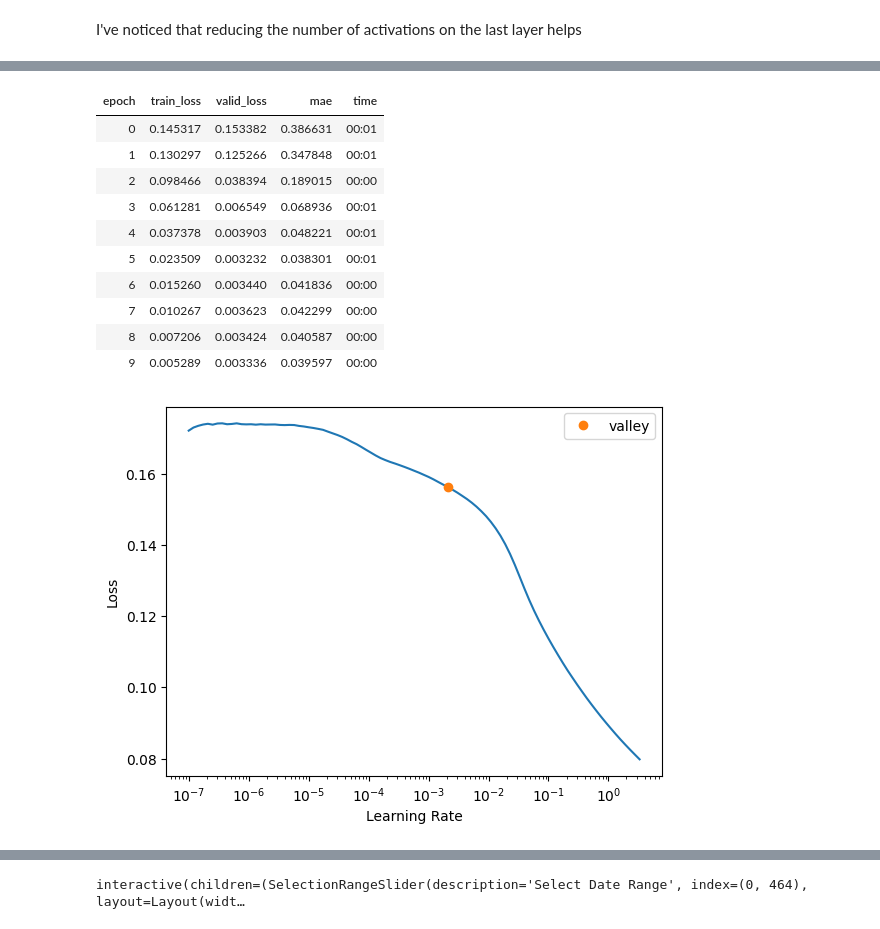
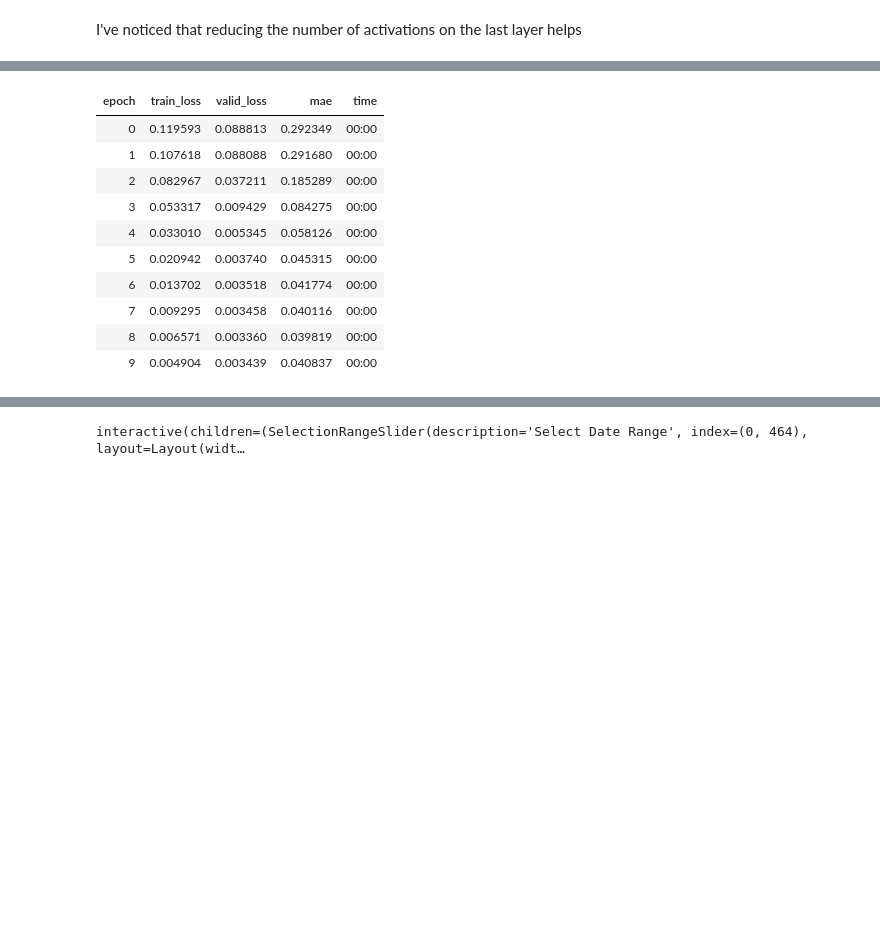
Before and after one commit to Magellol/montreal-aqi-predictions, a Jupyter notebook: index.ipynb, the cells around one changed output, grey strips where cells are left out. Drawn from its saved outputs; the diff is of its cells as text; code cells hidden in the pictures; blank space fills up the shorter version.

```diff
--- a/index.ipynb
+++ b/index.ipynb
@@ -114,3 +114,17 @@ def plot_preds(df):
 
     # Connect the SelectionRangeSlider to the update_plot function
     widgets.interact(update_plot, date_range=date_range_slider)
+# %%
+def split_data(df):
+  split_date_valid = pd.Timestamp('2021-06-01')
+  split_date_test = pd.Timestamp('2023-01-01')
+
+  train_idx = df['datetime'] < split_date_valid
+  valid_idx = (df['datetime'] >= split_date_valid) & (df['datetime'] < split_date_test)
+  test_idx = df['datetime'] >= split_date_test
+
+  train_idxs = np.where(train_idx)[0].tolist()
+  valid_idxs = np.where(valid_idx)[0].tolist()
+  test_idxs = np.where(test_idx)[0].tolist()
+
+  return (train_idxs, valid_idxs, test_idxs)
@@ -310,0 +306,9 @@ def mk_dls(df):
+# %%
+(train_idxs, valid_idxs, test_idxs) = split_data(merged)
+
+train_valid_df = pd.concat([
+    merged.loc[train_idxs],
+    merged.loc[valid_idxs],
+])
+
+train_valid_df
@@ -444,7 +462,7 @@ cont_nn,cat_nn
 (['temp', 'rel_humid', 'year'],
  ['datetime', 'month', 'day', 'weekday', 'hour'])
 # %%
-dls = mk_dls(merged)
+dls = mk_dls(train_valid_df)
 
 dls.show_batch()
 # %% [output]
@@ -471,3 +490,4 @@ lrs = learn.lr_find()
 # %%
-learn.fit_one_cycle(10, learn.lr_find())
+learn = tabular_learner(dls, metrics=mae, layers=[250, 75], y_range=(0, 1))
+learn.fit_one_cycle(10, 0.002)
 # %% [output]
@@ -475,14 +494,13 @@ learn.fit_one_cycle(10, learn.lr_find())
 | epoch | train_loss | valid_loss | mae | time |
-| 0 | 0.145317 | 0.153382 | 0.386631 | 00:01 |
-| 1 | 0.130297 | 0.125266 | 0.347848 | 00:01 |
-| 2 | 0.098466 | 0.038394 | 0.189015 | 00:00 |
-| 3 | 0.061281 | 0.006549 | 0.068936 | 00:01 |
-| 4 | 0.037378 | 0.003903 | 0.048221 | 00:01 |
-| 5 | 0.023509 | 0.003232 | 0.038301 | 00:01 |
-| 6 | 0.015260 | 0.003440 | 0.041836 | 00:00 |
-| 7 | 0.010267 | 0.003623 | 0.042299 | 00:00 |
-| 8 | 0.007206 | 0.003424 | 0.040587 | 00:00 |
-| 9 | 0.005289 | 0.003336 | 0.039597 | 00:00 |
+| 0 | 0.119593 | 0.088813 | 0.292349 | 00:00 |
+| 1 | 0.107618 | 0.088088 | 0.291680 | 00:00 |
+| 2 | 0.082967 | 0.037211 | 0.185289 | 00:00 |
+| 3 | 0.053317 | 0.009429 | 0.084275 | 00:00 |
+| 4 | 0.033010 | 0.005345 | 0.058126 | 00:00 |
+| 5 | 0.020942 | 0.003740 | 0.045315 | 00:00 |
+| 6 | 0.013702 | 0.003518 | 0.041774 | 00:00 |
+| 7 | 0.009295 | 0.003458 | 0.040116 | 00:00 |
+| 8 | 0.006571 | 0.003360 | 0.039819 | 00:00 |
+| 9 | 0.004904 | 0.003439 | 0.040837 | 00:00 |
-[figure, removed]
 # %%
 learn.export('model.pkl')
```
Also changed, not shown: parts of 15 cells of this notebook.
